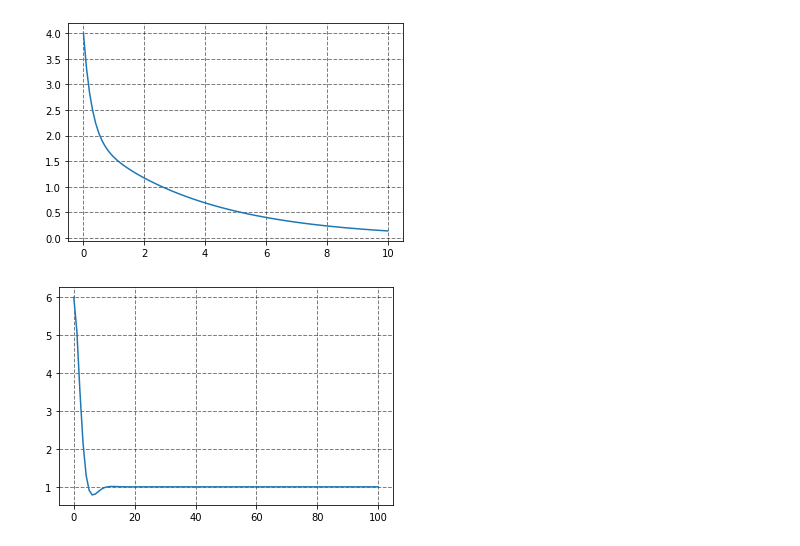
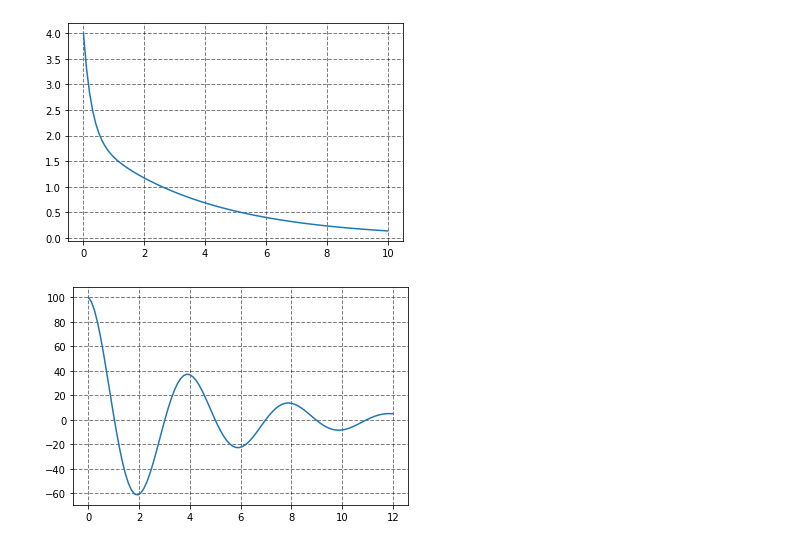
Before and after one commit to Nave-wata/Python_Random, a Jupyter notebook: OIT_math/GraphPlot.ipynb, the cells around one changed output. Cells and saved outputs as stored; diff of their text form; code cells hidden in the pictures.

```diff
--- a/OIT_math/GraphPlot.ipynb
+++ b/OIT_math/GraphPlot.ipynb
@@ -60,24 +60,24 @@ plt.show()
 [figure]
 # %%
 # バンジージャンプ2
-x0: float = 1.0
-c: float = 1.0
-D: float = - 1.0
-C1: float = 5.0
+x0: float = 0
+c: float = 0.5
+D: float = - 10.0
+C1: float = 100.0
 C2: float = 5.0
 
-t: ndarray = np.linspace(0, 100, 100)
+t: ndarray = np.linspace(0, 12, 100)
 if (D >= 0):
     x: ndarray = x0 + C1 * np.exp(((-c + np.sqrt(D)) / 2 * m) * t) + C2 * np.exp(((-c - np.sqrt(D)) / 2 * m) * t)
 else:
-    x: ndarray = x0 + np.exp((-c  / 2 * m) * t) * ((C1 * np.cos(((np.sqrt(-D)) / 2 * m) * t) + C2 * np.sin(((np.sqrt(-D)) / 2 * m) * t)))
+    x: ndarray = x0 + np.exp((-c  / 2 * m) * t) * (C1 * np.cos(((np.sqrt(-D)) / 2 * m) * t) + C2 * np.sin(((np.sqrt(-D)) / 2 * m) * t))
 
 ax = plt.figure().add_subplot(111)
 ax.grid(which = "major", axis = "x", color = "black", alpha = 0.5, linestyle = "--", linewidth = 1)
 ax.grid(which = "major", axis = "y", color = "black", alpha = 0.5, linestyle = "--", linewidth = 1)
 #plt.xlim(0, 10)
 #plt.ylim(-5, 0)
 plt.plot(t, x)
 plt.show()
 # %% [output]
-[figure, old version]
+[figure, new version]
```
